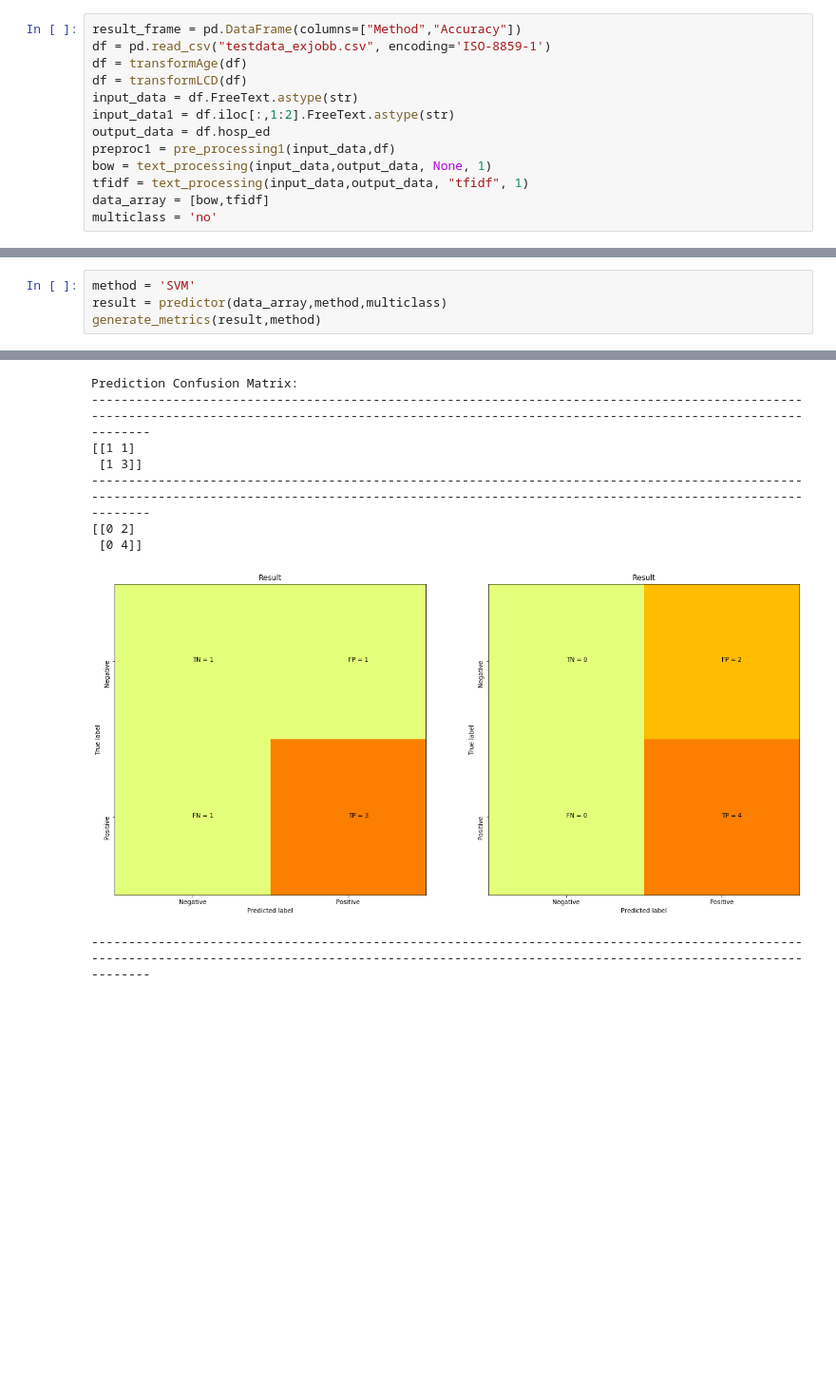
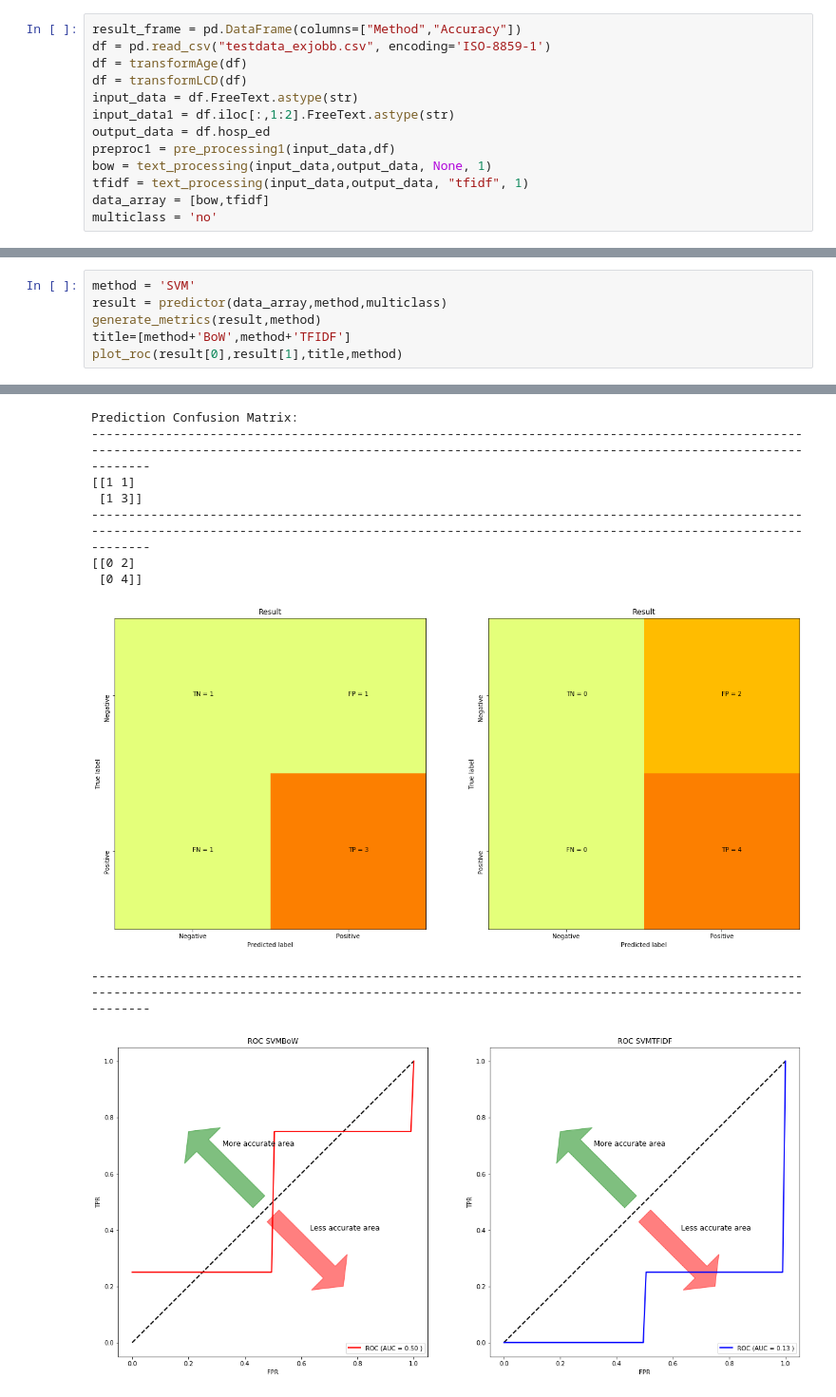
Before and after one commit to dimitri12/masterthesis, a Jupyter notebook: exjobb_final.ipynb, the cells around one changed output, grey strips where cells are left out. Shown at 95% size. Drawn from its saved outputs; the diff is of its cells as text; blank space fills up the shorter version.

```diff
--- a/exjobb_final.ipynb
+++ b/exjobb_final.ipynb
@@ -1939,34 +1939,37 @@ Prediction Confusion Matrix:
 method = 'SVM'
 result = predictor(data_array,method,multiclass)
 generate_metrics(result,method)
+title=[method+'BoW',method+'TFIDF']
+plot_roc(result[0],result[1],title,method)
 # %% [output]
 Metrics from Bag of Words on Support_Vector_Machine:
 ------------------------------
 Results from prediction:
 ------------------------------
     Actual  Predicted
 1        1          0
 9        0          0
 2        0          1
 4        1          1
 14       1          1
 8        1          1
 Model Performance metrics:
 ... (44 lines left out)
    macro avg       0.33      0.50      0.40         6
 weighted avg       0.44      0.67      0.53         6
 
 --------------------------------------------------------------------------------------------------------------------------------------------------------------------------------------------------------
 [figure]
 Prediction Confusion Matrix:
 --------------------------------------------------------------------------------------------------------------------------------------------------------------------------------------------------------
 [[1 1]
  [1 3]]
 --------------------------------------------------------------------------------------------------------------------------------------------------------------------------------------------------------
 [[0 2]
  [0 4]]
 [figure]
 --------------------------------------------------------------------------------------------------------------------------------------------------------------------------------------------------------
+[figure, added]
 # %%
 method = 'gb'
 result = predictor(data_array,method,multiclass)
```
Also changed, not shown: parts of 7 cells of this notebook, 20 other files.
